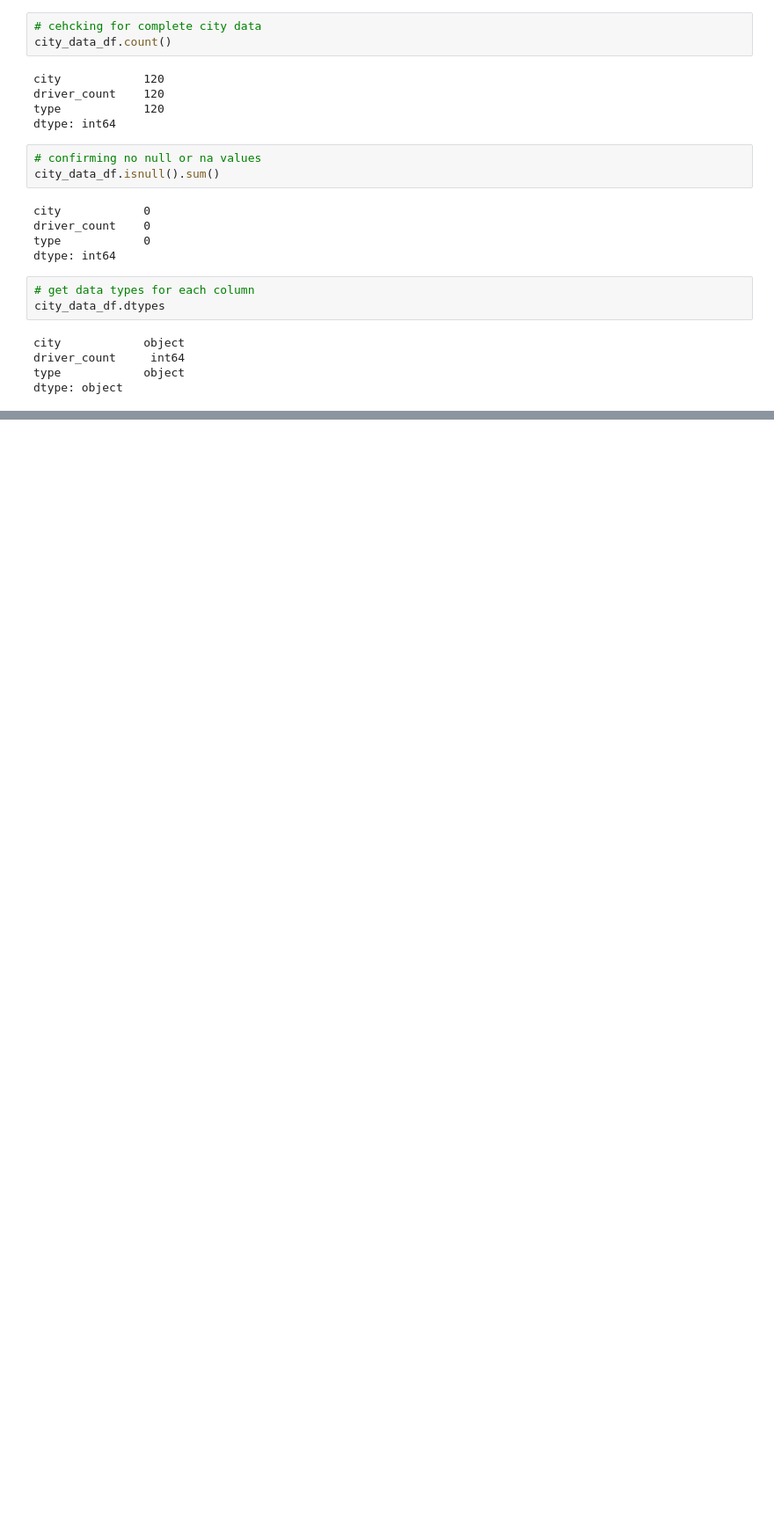
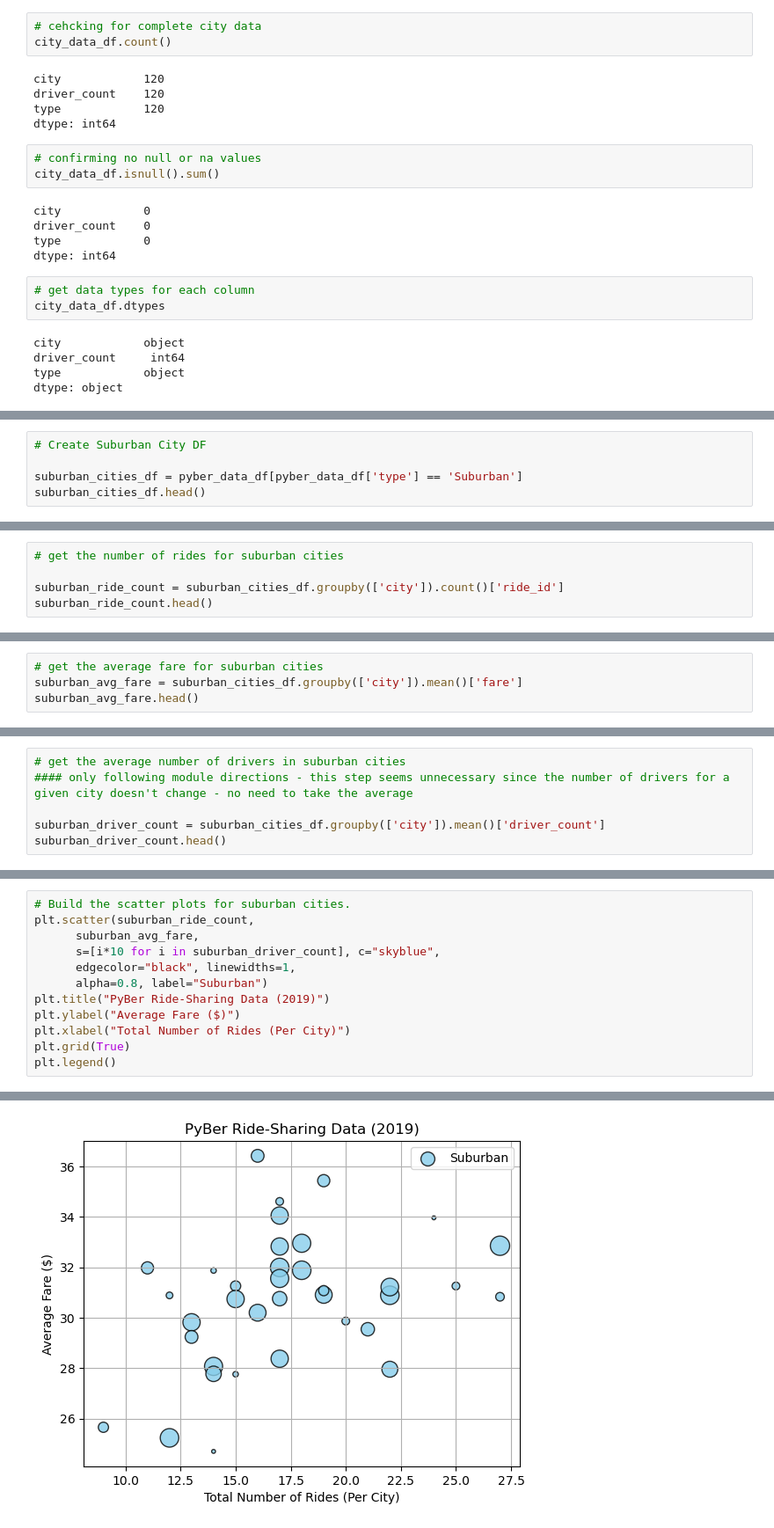
Before and after one commit to mzabrisk/PyBer_Analysis, a Jupyter notebook: PyBer.ipynb, the cells around one changed output, grey strips where cells are left out. Shown: that part at 88% size. Cells and saved outputs as stored; diff of their text form; blank space fills up the shorter version.

```diff
--- a/PyBer.ipynb
+++ b/PyBer.ipynb
@@ -74,0 +146,5 @@ dtype: object
+# %%
+# Create Suburban City DF
+
+suburban_cities_df = pyber_data_df[pyber_data_df['type'] == 'Suburban']
+suburban_cities_df.head()
@@ -74,0 +182,5 @@ dtype: object
+# %%
+# get the number of rides for suburban cities
+
+suburban_ride_count = suburban_cities_df.groupby(['city']).count()['ride_id']
+suburban_ride_count.head()
@@ -74,0 +219,4 @@ dtype: object
+# %%
+# get the average fare for suburban cities
+suburban_avg_fare = suburban_cities_df.groupby(['city']).mean()['fare']
+suburban_avg_fare.head()
@@ -74,0 +257,6 @@ dtype: object
+# %%
+# get the average number of drivers in suburban cities
+#### only following module directions - this step seems unnecessary since the number of drivers for a given city doesn't change - no need to take the average
+
+suburban_driver_count = suburban_cities_df.groupby(['city']).mean()['driver_count']
+suburban_driver_count.head()
@@ -74,0 +300,13 @@ dtype: object
+# %%
+# Build the scatter plots for suburban cities.
+plt.scatter(suburban_ride_count,
+      suburban_avg_fare,
+      s=[i*10 for i in suburban_driver_count], c="skyblue",
+      edgecolor="black", linewidths=1,
+      alpha=0.8, label="Suburban")
+plt.title("PyBer Ride-Sharing Data (2019)")
+plt.ylabel("Average Fare ($)")
+plt.xlabel("Total Number of Rides (Per City)")
+plt.grid(True)
+plt.legend()
+# %% [output]
@@ -74,0 +314 @@ dtype: object
+[figure, added]
```
Also changed, not shown: parts of 25 cells of this notebook, 1 other file.
